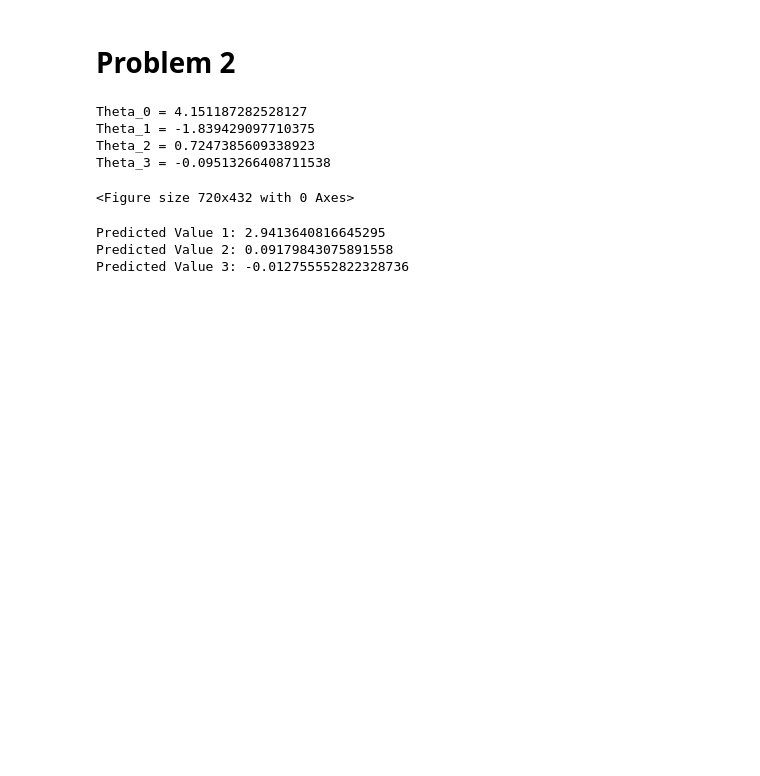
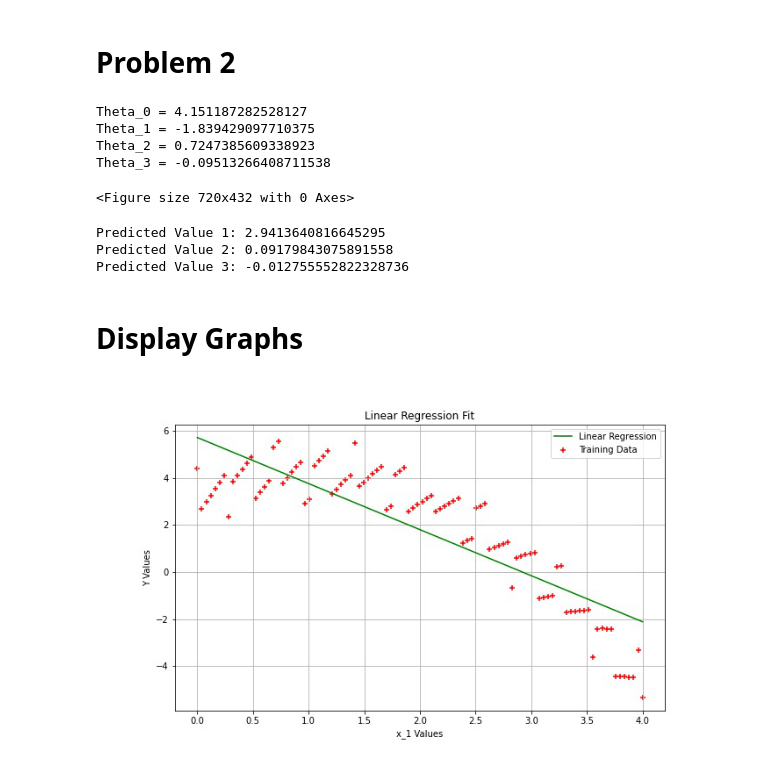
Before and after one commit to mrNoahItAllss/INTRO_TO_ML_REPO, a Jupyter notebook: HW0_linearRegresion/HW0_Rev1.ipynb, the cells around one changed output. Drawn from its saved outputs; the diff is of its cells as text; code cells hidden in the pictures; blank space fills up the shorter version.

```diff
--- a/HW0_linearRegresion/HW0_Rev1.ipynb
+++ b/HW0_linearRegresion/HW0_Rev1.ipynb
@@ -176,3 +176,5 @@ for i in range(len(Hypothosis)):
 Predicted Value 1: 2.9413640816645295
 Predicted Value 2: 0.09179843075891558
 Predicted Value 3: -0.012755552822328736
+# %% [markdown]
+# Display Graphs
@@ -178,0 +183,4 @@ Predicted Value 3: -0.012755552822328736
+# %%
+Image.open('output0.jpg')
+# %% [output]
+[figure, added]
```
Also changed, not shown: parts of 7 cells of this notebook, 1 other file.
